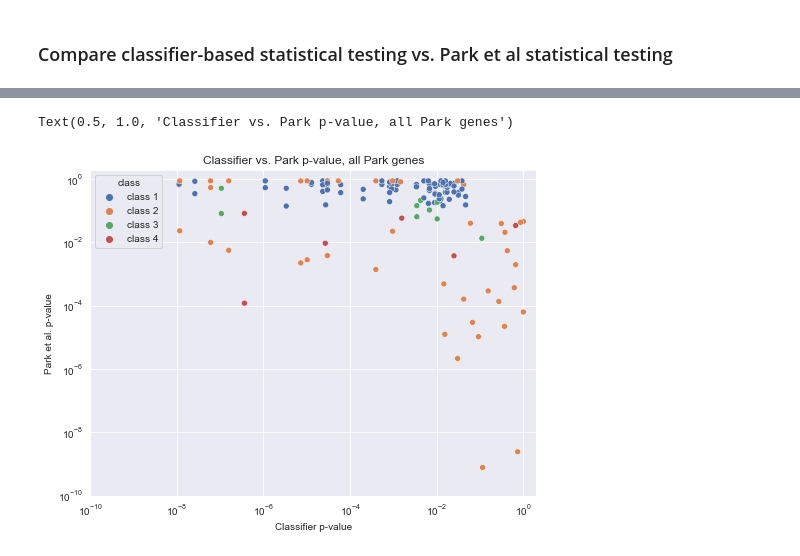
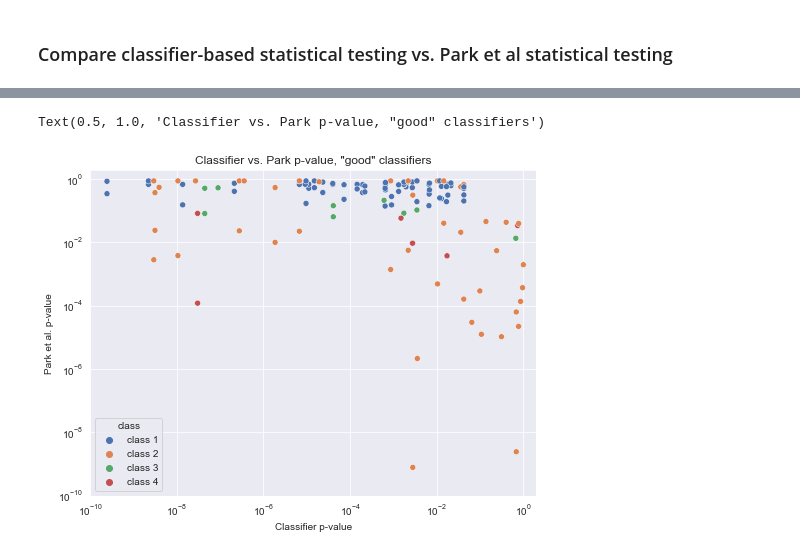
Before and after one commit to greenelab/mutation-fn, a Jupyter notebook: 3_park_analysis.ipynb, the cells around one changed output, grey strips where cells are left out. Saved outputs shown, nothing was run; the diff lists cells and outputs as text; code cells hidden in the pictures.

```diff
--- a/3_park_analysis.ipynb
+++ b/3_park_analysis.ipynb
@@ -283,7 +279,7 @@ def get_info_for_gene_and_tissue(identifier, classification):
     mutation or CNV but not both, 'both' == both point mutation and CNV
     """
     gene, tissue = identifier.split('_')
-    preds_file = park_preds_dir / 'expression_{}_raw_preds.tsv'.format(identifier)
+    preds_file = park_preds_dir / '{}_expression_False_raw_preds.tsv'.format(identifier)
     preds_df = pd.read_csv(preds_file, sep='\t', skiprows=1,
                            names=['sample_id', gene])
 
@@ -547,6 +556,6 @@ plt.title('Classifier vs. Park p-value, all Park genes')
 # %%
-class_sig_df = ut.get_classifier_significance(pair_df.identifier.unique().tolist(),
-                                              '/home/jake/research/mpmp/data/vogelstein_preds/park_genes_all/')
+class_sig_df = ut.get_classifier_significance(pair_df.identifier.unique().tolist(), park_preds_dir)
+                                              # '/home/jake/research/mpmp/data/vogelstein_preds/park_genes_old/')
 print(class_sig_df.shape)
 print('Significant classifiers:', class_sig_df.reject_null.sum(), '/', class_sig_df.shape[0])
 class_sig_df.head(10)
@@ -556,8 +579,8 @@ new_pair_df = pair_df.merge(
     left_on='identifier', right_on='identifier'
 )
 new_pair_df.rename(columns={
-    'reject_null_x': 'reject_null_classifier',
-    'reject_null_y': 'reject_null_class2'
+    'reject_null_x': 'reject_null_class_both',
+    'reject_null_y': 'reject_null_class_perf'
 }, inplace=True)
 new_pair_df['reject_null_park'] = (new_pair_df.park_pval < 0.05)
 new_pair_df.head()
@@ -584,17 +607,17 @@ Text(0.5, 1.0, 'Classifier vs. Park p-value, good classifiers')
 # %%
 class_order = ['class 1', 'class 2', 'class 3', 'class 4']
 sns.set({'figure.figsize': (8, 6)})
 sns.scatterplot(data=new_pair_df[((new_pair_df.reject_null_park) |
-                                 (new_pair_df.reject_null_classifier)) &
-                                 (new_pair_df.reject_null_class2)],
+                                 (new_pair_df.reject_null_class_both)) &
+                                 (new_pair_df.reject_null_class_perf)],
                 x='classifier_pval', y='park_pval', hue='class', hue_order=class_order)
 plt.xscale('log')
 plt.yscale('log')
 plt.xlim(10**-10, 10**0+1)
 plt.ylim(10**-10, 10**0+1)
 plt.xlabel('Classifier p-value')
 plt.ylabel('Park et al. p-value')
-plt.title('Classifier vs. Park p-value, all Park genes')
+plt.title('Classifier vs. Park p-value, "good" classifiers')
 # %% [output]
-Text(0.5, 1.0, 'Classifier vs. Park p-value, all Park genes')
+Text(0.5, 1.0, 'Classifier vs. Park p-value, "good" classifiers')
-[figure, old version]
+[figure, new version]
```
Also changed, not shown: parts of 31 cells of this notebook, 1 other file.
